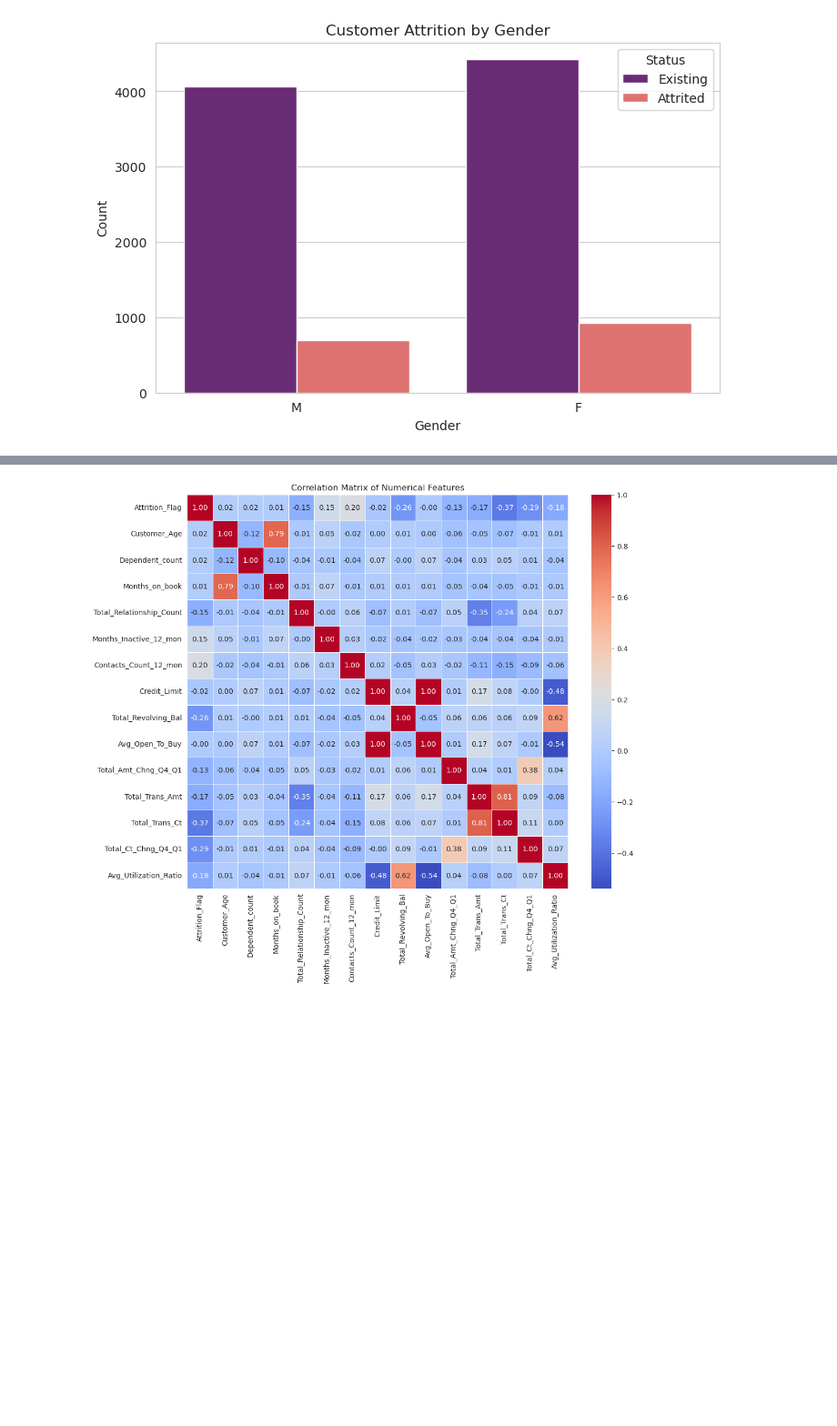
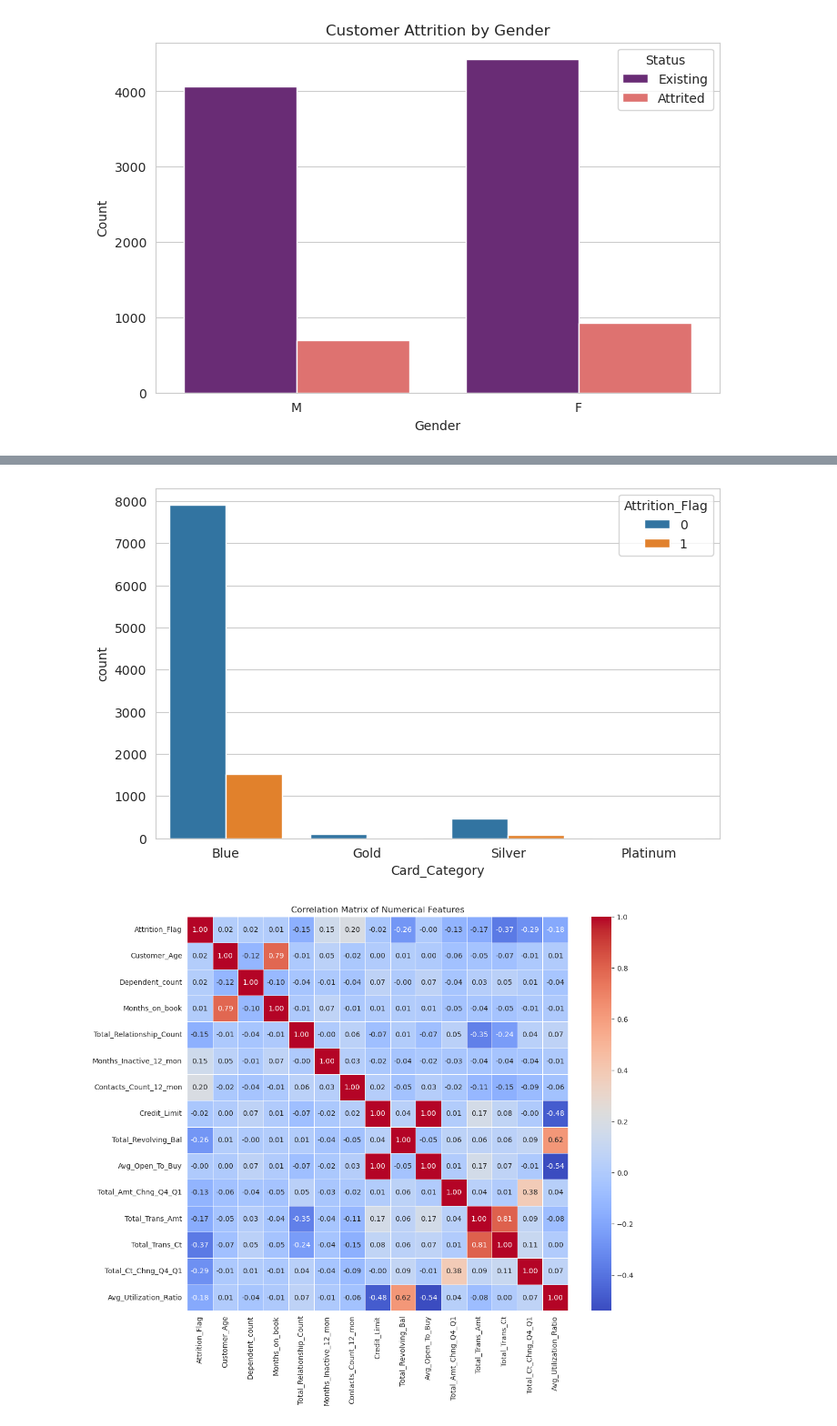
Before and after one commit to efeherek/Predicting-Credit-Card-Attrition, a Jupyter notebook: Project_Jupyter.ipynb, the cells around one changed output, grey strips where cells are left out. Shown at 91% size. Cells and saved outputs as stored; diff of their text form; code cells hidden in the pictures; blank space fills up the shorter version.

```diff
--- a/Project_Jupyter.ipynb
+++ b/Project_Jupyter.ipynb
@@ -79,3 +139,11 @@ plt.show()
+# %%
+# Card category
+plt.figure(figsize=(8,5))
+sns.countplot(x='Card_Category', hue= 'Attrition_Flag', data = df)
+plt.savefig('Plots/attrition_by_card_category.png')
+plt.show()
+# %% [output]
+[figure, added]
 # %%
 # Correlation Matrix (Relationship between numerical variables)
 plt.figure(figsize=(12, 10))
```
Also changed, not shown: parts of 31 cells of this notebook, 12 other files.
